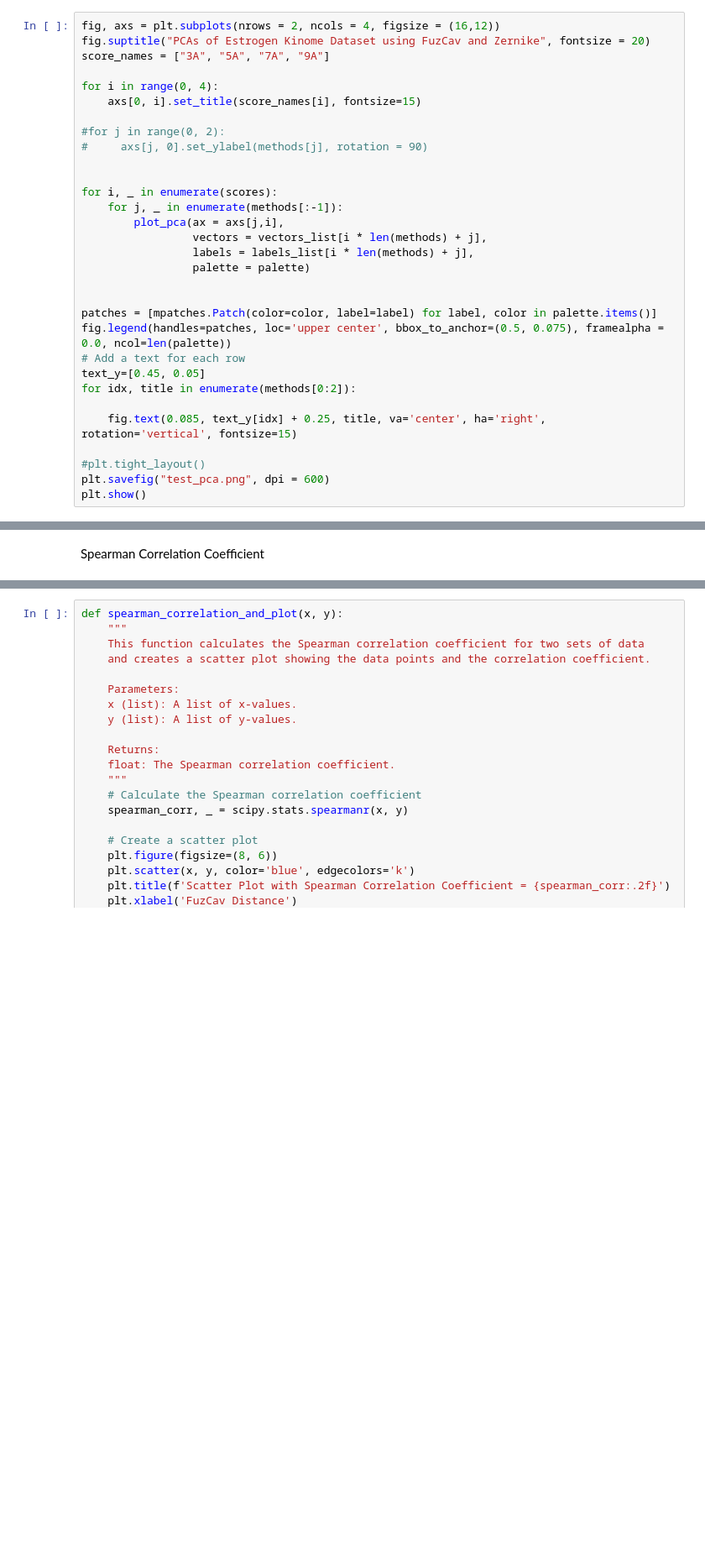
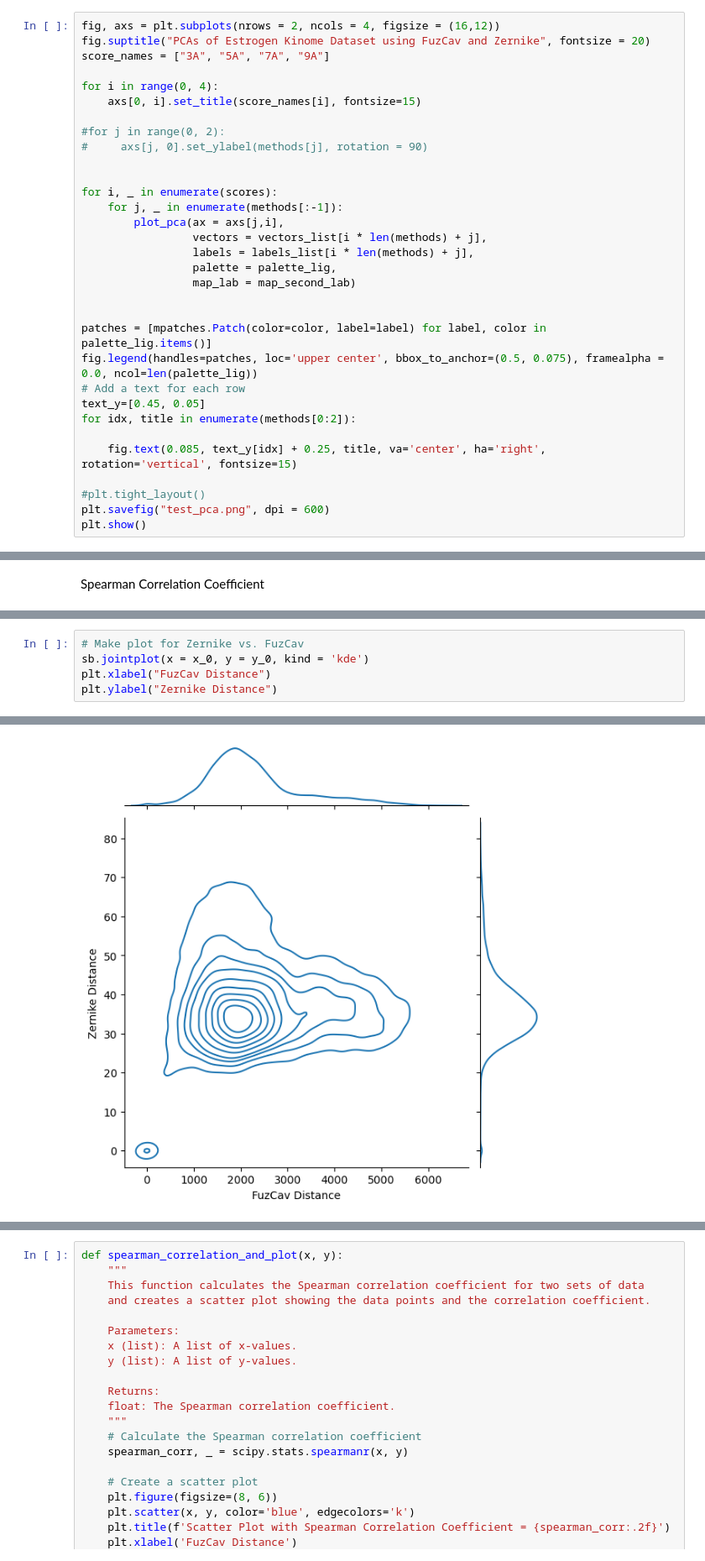
Before and after one commit to AndrewLutsky/KinomeScripts, a Jupyter notebook: scripts/FigureCreation.ipynb, the cells around one changed output, grey strips where cells are left out. Shown at 84% size. Saved outputs shown, nothing was run; the diff lists cells and outputs as text; blank space fills up the shorter version.

```diff
--- a/scripts/FigureCreation.ipynb
+++ b/scripts/FigureCreation.ipynb
@@ -273,11 +306,12 @@ for i, _ in enumerate(scores):
         plot_pca(ax = axs[j,i],
                  vectors = vectors_list[i * len(methods) + j],
                  labels = labels_list[i * len(methods) + j],
-                 palette = palette)
+                 palette = palette_lig,
+                 map_lab = map_second_lab)
 
 
-patches = [mpatches.Patch(color=color, label=label) for label, color in palette.items()]
-fig.legend(handles=patches, loc='upper center', bbox_to_anchor=(0.5, 0.075), framealpha = 0.0, ncol=len(palette))
+patches = [mpatches.Patch(color=color, label=label) for label, color in palette_lig.items()]
+fig.legend(handles=patches, loc='upper center', bbox_to_anchor=(0.5, 0.075), framealpha = 0.0, ncol=len(palette_lig))
 # Add a text for each row
 text_y=[0.45, 0.05]
 for idx, title in enumerate(methods[0:2]):
@@ -295,0 +394,6 @@ d
+# %%
+# Make plot for Zernike vs. FuzCav
+sb.jointplot(x = x_0, y = y_0, kind = 'kde')
+plt.xlabel("FuzCav Distance")
+plt.ylabel("Zernike Distance")
+# %% [output]
@@ -295,0 +401 @@ d
+[figure, added]
```
Also changed, not shown: parts of 11 cells of this notebook.
